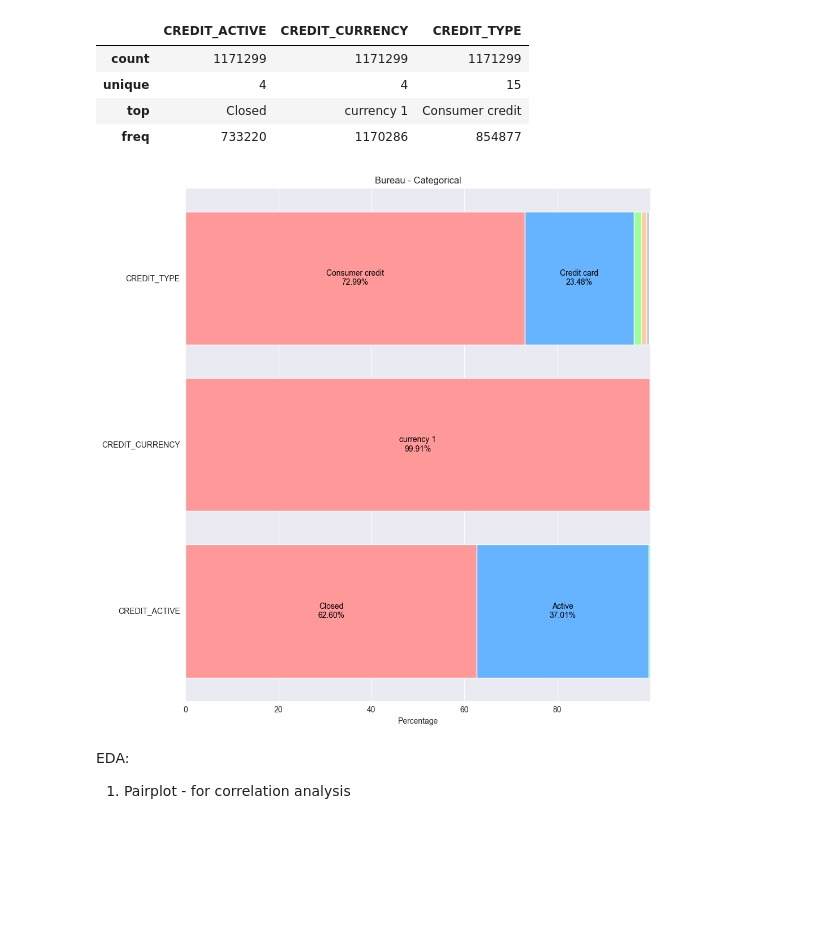
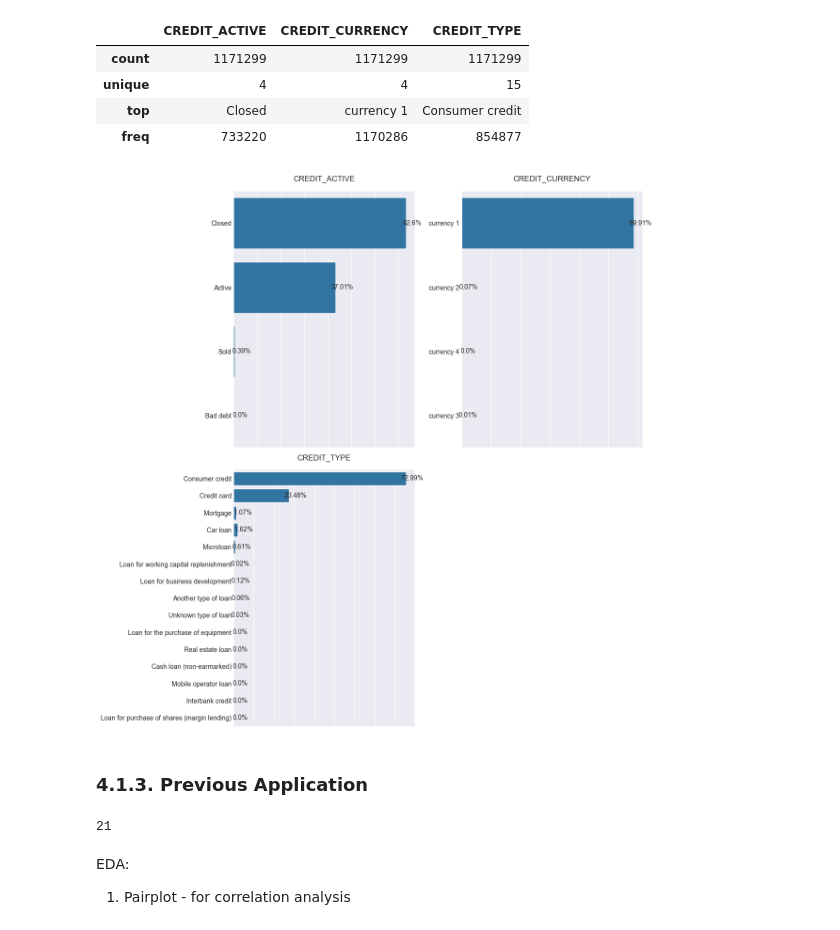
Before and after one commit to CelineChiLamNg/home_credit_default_prediction, a Jupyter notebook: notebooks/home_credit_2.ipynb, the cells around one changed output. Cells and saved outputs as stored; diff of their text form; code cells hidden in the pictures; blank space fills up the shorter version.

```diff
--- a/notebooks/home_credit_2.ipynb
+++ b/notebooks/home_credit_2.ipynb
@@ -421,9 +418,10 @@ bureau_train[data_categorical_columns].describe()
 | unique | 4 | 4 | 15 |
 | top | Closed | currency 1 | Consumer credit |
 | freq | 733220 | 1170286 | 854877 |
-# %%
-stacked_horizontal_feature_distribution(data=bureau_train,
-                                        columns=data_categorical_columns,
-                                        title='Bureau - Categorical')
-# %% [output]
-[figure, removed]
+# %%
+percentage_subplots(data=bureau_train, columns=data_categorical_columns,
+                    nrows=2, ncols=2)
+# %% [output]
+[figure, added]
+# %% [markdown]
+### 4.1.3. Previous Application
@@ -429,0 +431,4 @@ stacked_horizontal_feature_distribution(data=bureau_train,
+# %%
+len(data_numerical_columns)
+# %% [output]
+21
```
Also changed, not shown: parts of 3 cells of this notebook, 1 other file.
